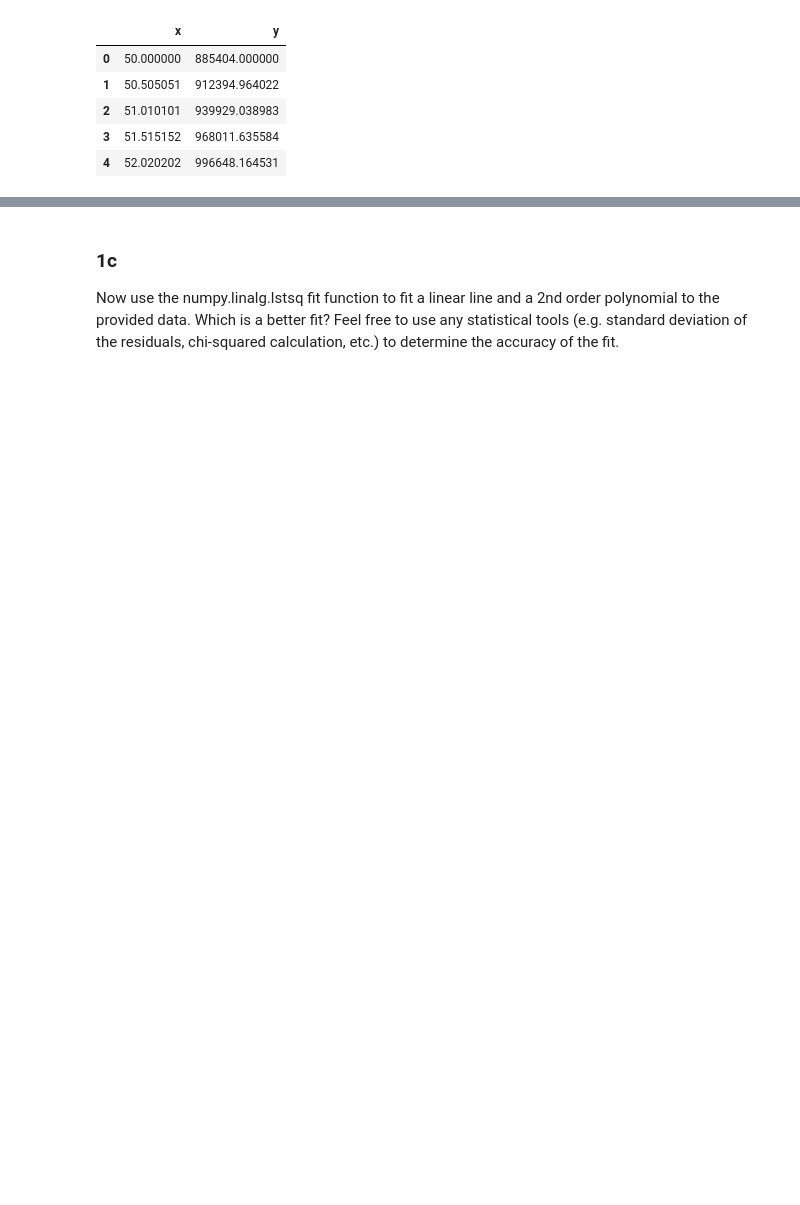
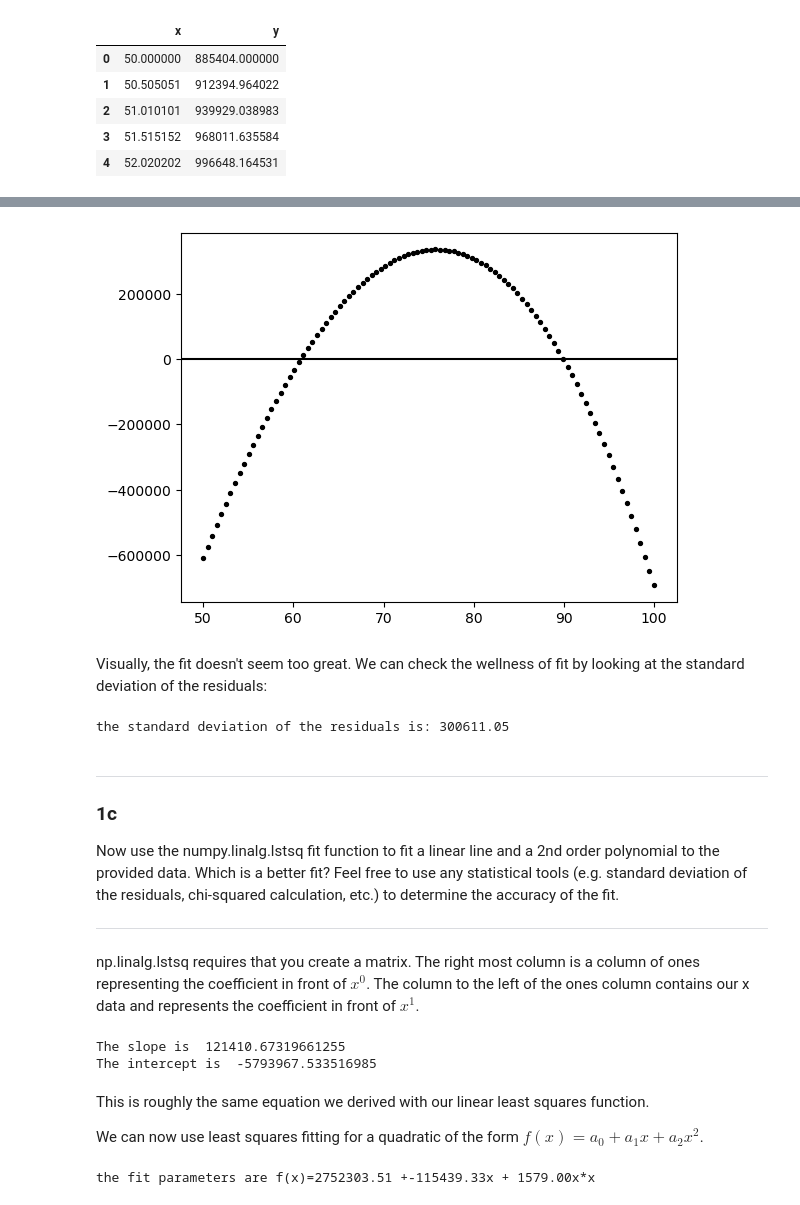
Before and after one commit to gilgarcia-01/ASTR5900, a Jupyter notebook: hw/data_fitting_project/solutions/homework_solutions.ipynb, the cells around one changed output, grey strips where cells are left out. Saved outputs shown, nothing was run; the diff lists cells and outputs as text; code cells hidden in the pictures; blank space fills up the shorter version.

```diff
--- a/hw/data_fitting_project/solutions/homework_solutions.ipynb
+++ b/hw/data_fitting_project/solutions/homework_solutions.ipynb
@@ -105,4 +135,64 @@ data1b.head()
+# %%
+#we plot the residuals of our data as well
+line_of_best_fit_1b = yint_1b + slope_1b*data1['x']
+residuals = (line_of_best_fit_1b - data1['y'])
+
+plt.scatter(data1['x'],residuals,color='k',s=8)
+plt.axhline(0.0,color='k')
+plt.show()
+# %% [output]
+[figure, added]
+# %% [markdown]
+Visually, the fit doesn't seem too great. We can check the wellness of fit by looking at the standard deviation of the residuals:
+# %%
+print('the standard deviation of the residuals is: {:.2f}'.format(np.std(residuals)))
+# %% [output]
+the standard deviation of the residuals is: 300611.05
 # %% [markdown]
+_____
 ### 1c
 
 Now use the numpy.linalg.lstsq fit function to fit a linear line and a 2nd order polynomial to the provided data. Which is a better fit? Feel free to use any statistical tools (e.g. standard deviation of the residuals, chi-squared calculation, etc.) to determine the accuracy of the fit.
+
+_____
+# %% [markdown]
+np.linalg.lstsq requires that you create a matrix. The right most column is a column of ones representing the coefficient in front of $x^0$. The column to the left of the ones column contains our x data and represents the coefficient in front of $x^1$.
+# %%
+#we construct our array of ones
+v0 = np.ones(len(data1['x']))
+#construct our a_1*x^1 data
+v1 = data1['x']
+#pass our y data to a variable for easier handling
+y_data = data1['y']
+#we create our matrix using the arrays made above and transpose it.
+matrix1c_linear = np.vstack( [v1,v0]).T
+#now we pass our matrix and y data to lstsq()
+linear_model_params = np.linalg.lstsq(matrix1c_linear, y_data, rcond=None)[0]
+#let's read out our data:
+slope_linear = linear_model_params[0]
+intercept_linear = linear_model_params[1]
+
+print ('The slope is ',slope_linear)
+print ('The intercept is ',intercept_linear)
+# %% [output]
+The slope is  121410.67319661255
+The intercept is  -5793967.533516985
+# %% [markdown]
+This is roughly the same equation we derived with our linear least squares function.
+
+We can now use least squares fitting for a quadratic of the form $f(x) = a_0 + a_1x + a_2x^2$.
+# %%
+#we need to create another column in our matrix representing the squared terms:
+v2 = v1*v1
+#we now create a matrix that has an additional column to the left
+matrix1c_quad = np.vstack([v2,v1,v0]).T
+quad_model_params = np.linalg.lstsq(matrix1c_quad, y_data, rcond=None)[0]
+
+#we passed a matrix with 3 columns so 3 fit parameters are returned
+a0 = quad_model_params[2]
+a1 = quad_model_params[1]
+a2 = quad_model_params[0]
+
+print('the fit parameters are f(x)={:.2f} +{:.2f}x + {:.2f}x*x'.format(a0,a1,a2))
+# %% [output]
+the fit parameters are f(x)=2752303.51 +-115439.33x + 1579.00x*x
```
Also changed, not shown: parts of 32 cells of this notebook.
